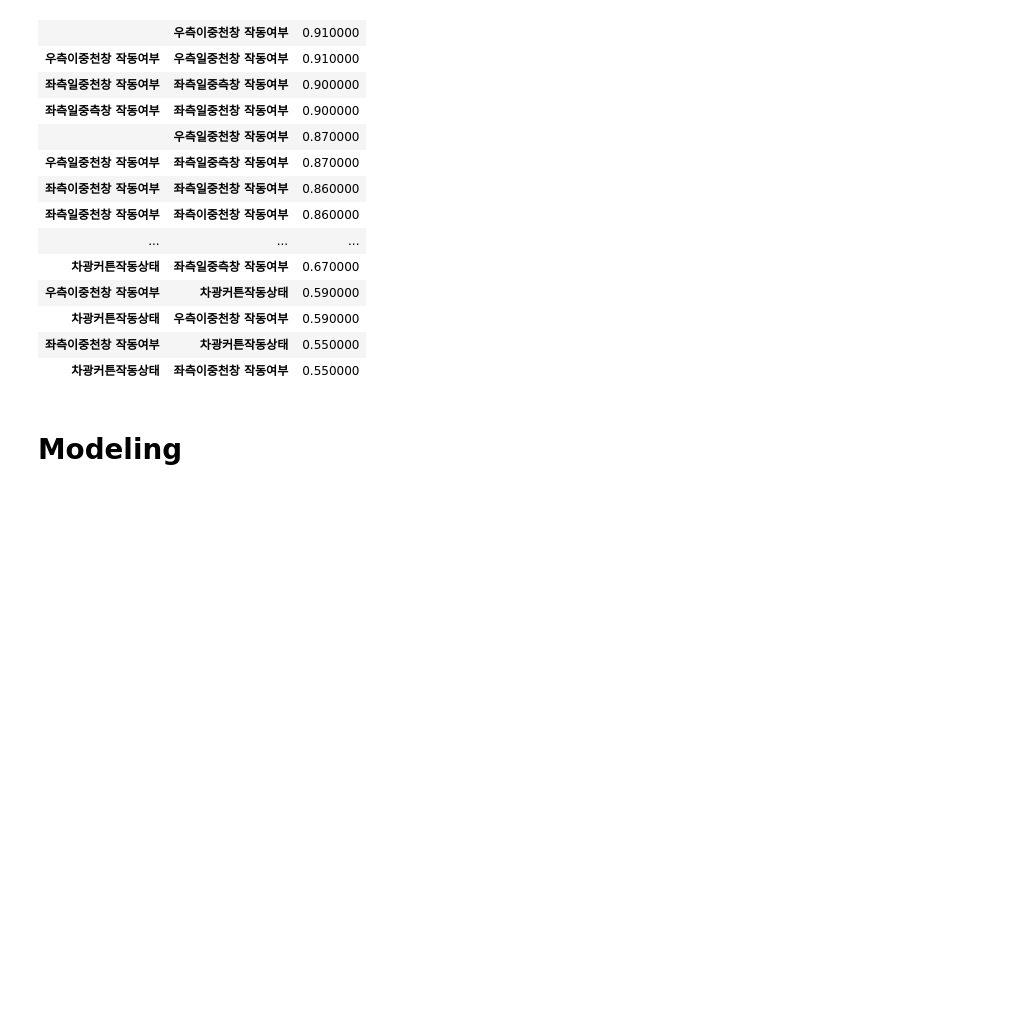
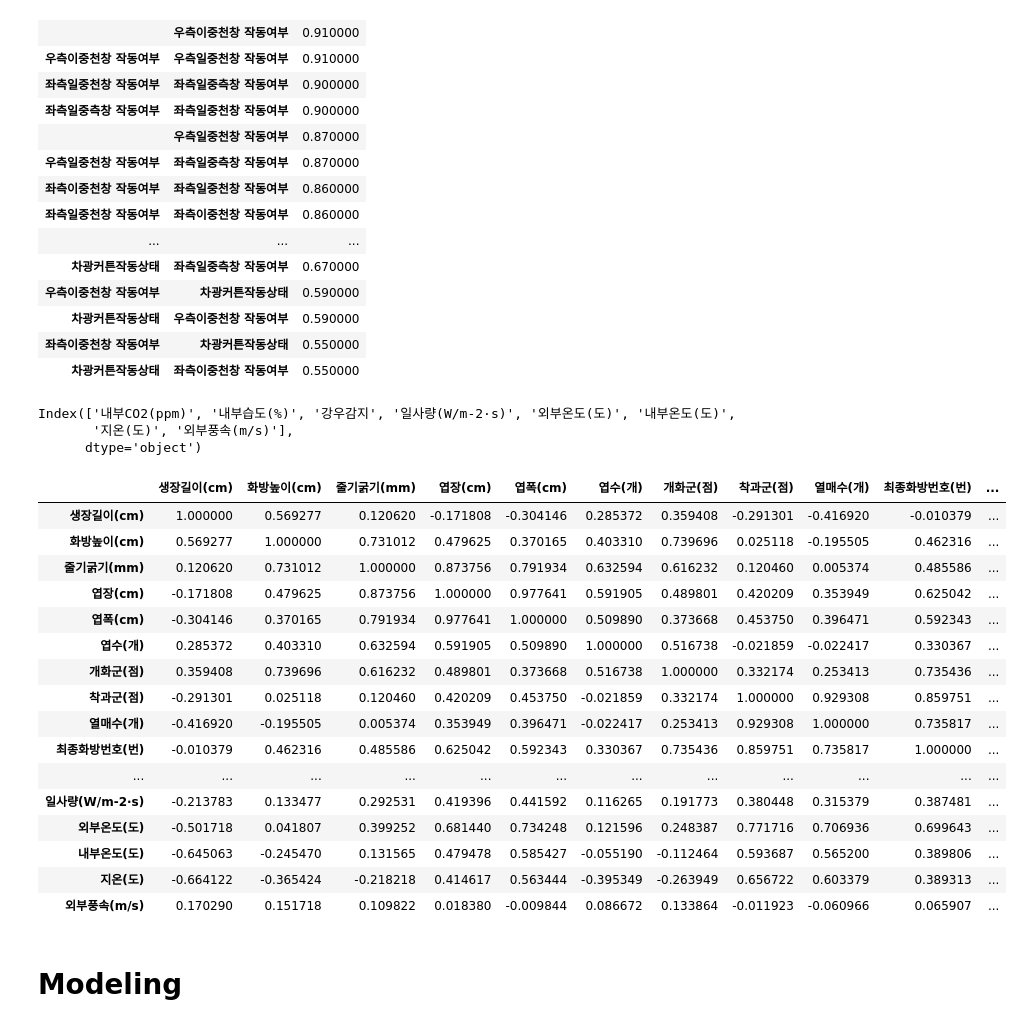
Before and after one commit to sexymonster/Projects, a Jupyter notebook: TeamProject/TomatoDataCustom.ipynb, the cells around one changed output. Saved outputs shown, nothing was run; the diff lists cells and outputs as text; code cells hidden in the pictures; blank space fills up the shorter version.

```diff
--- a/TeamProject/TomatoDataCustom.ipynb
+++ b/TeamProject/TomatoDataCustom.ipynb
@@ -756,6 +838,34 @@ df.style.background_gradient(cmap='viridis')
 | 차광커튼작동상태 | 우측이중천창 작동여부 | 0.590000 |
 | 좌측이중천창 작동여부 | 차광커튼작동상태 | 0.550000 |
 | 차광커튼작동상태 | 좌측이중천창 작동여부 | 0.550000 |
+# %%
+env2.columns
+# %% [output]
+Index(['내부CO2(ppm)', '내부습도(%)', '강우감지', '일사량(W/m-2·s)', '외부온도(도)', '내부온도(도)',
+       '지온(도)', '외부풍속(m/s)'],
+      dtype='object')
+# %%
+df_merge = pd.merge(df, env2, left_index=True, right_index=True, how='outer')
+# %%
+df_merge.corr()
+# %% [output]
+|  | 생장길이(cm) | 화방높이(cm) | 줄기굵기(mm) | 엽장(cm) | 엽폭(cm) | 엽수(개) | 개화군(점) | 착과군(점) | 열매수(개) | 최종화방번호(번) | ... |
+| 생장길이(cm) | 1.000000 | 0.569277 | 0.120620 | -0.171808 | -0.304146 | 0.285372 | 0.359408 | -0.291301 | -0.416920 | -0.010379 | ... |
+| 화방높이(cm) | 0.569277 | 1.000000 | 0.731012 | 0.479625 | 0.370165 | 0.403310 | 0.739696 | 0.025118 | -0.195505 | 0.462316 | ... |
+| 줄기굵기(mm) | 0.120620 | 0.731012 | 1.000000 | 0.873756 | 0.791934 | 0.632594 | 0.616232 | 0.120460 | 0.005374 | 0.485586 | ... |
+| 엽장(cm) | -0.171808 | 0.479625 | 0.873756 | 1.000000 | 0.977641 | 0.591905 | 0.489801 | 0.420209 | 0.353949 | 0.625042 | ... |
+| 엽폭(cm) | -0.304146 | 0.370165 | 0.791934 | 0.977641 | 1.000000 | 0.509890 | 0.373668 | 0.453750 | 0.396471 | 0.592343 | ... |
+| 엽수(개) | 0.285372 | 0.403310 | 0.632594 | 0.591905 | 0.509890 | 1.000000 | 0.516738 | -0.021859 | -0.022417 | 0.330367 | ... |
+| 개화군(점) | 0.359408 | 0.739696 | 0.616232 | 0.489801 | 0.373668 | 0.516738 | 1.000000 | 0.332174 | 0.253413 | 0.735436 | ... |
+| 착과군(점) | -0.291301 | 0.025118 | 0.120460 | 0.420209 | 0.453750 | -0.021859 | 0.332174 | 1.000000 | 0.929308 | 0.859751 | ... |
+| 열매수(개) | -0.416920 | -0.195505 | 0.005374 | 0.353949 | 0.396471 | -0.022417 | 0.253413 | 0.929308 | 1.000000 | 0.735817 | ... |
+| 최종화방번호(번) | -0.010379 | 0.462316 | 0.485586 | 0.625042 | 0.592343 | 0.330367 | 0.735436 | 0.859751 | 0.735817 | 1.000000 | ... |
+| ... | ... | ... | ... | ... | ... | ... | ... | ... | ... | ... | ... |
+| 일사량(W/m-2·s) | -0.213783 | 0.133477 | 0.292531 | 0.419396 | 0.441592 | 0.116265 | 0.191773 | 0.380448 | 0.315379 | 0.387481 | ... |
+| 외부온도(도) | -0.501718 | 0.041807 | 0.399252 | 0.681440 | 0.734248 | 0.121596 | 0.248387 | 0.771716 | 0.706936 | 0.699643 | ... |
+| 내부온도(도) | -0.645063 | -0.245470 | 0.131565 | 0.479478 | 0.585427 | -0.055190 | -0.112464 | 0.593687 | 0.565200 | 0.389806 | ... |
+| 지온(도) | -0.664122 | -0.365424 | -0.218218 | 0.414617 | 0.563444 | -0.395349 | -0.263949 | 0.656722 | 0.603379 | 0.389313 | ... |
+| 외부풍속(m/s) | 0.170290 | 0.151718 | 0.109822 | 0.018380 | -0.009844 | 0.086672 | 0.133864 | -0.011923 | -0.060966 | 0.065907 | ... |
 # %% [markdown]
 # Modeling
 # %% [markdown]
```
Also changed, not shown: parts of 10 cells of this notebook.
